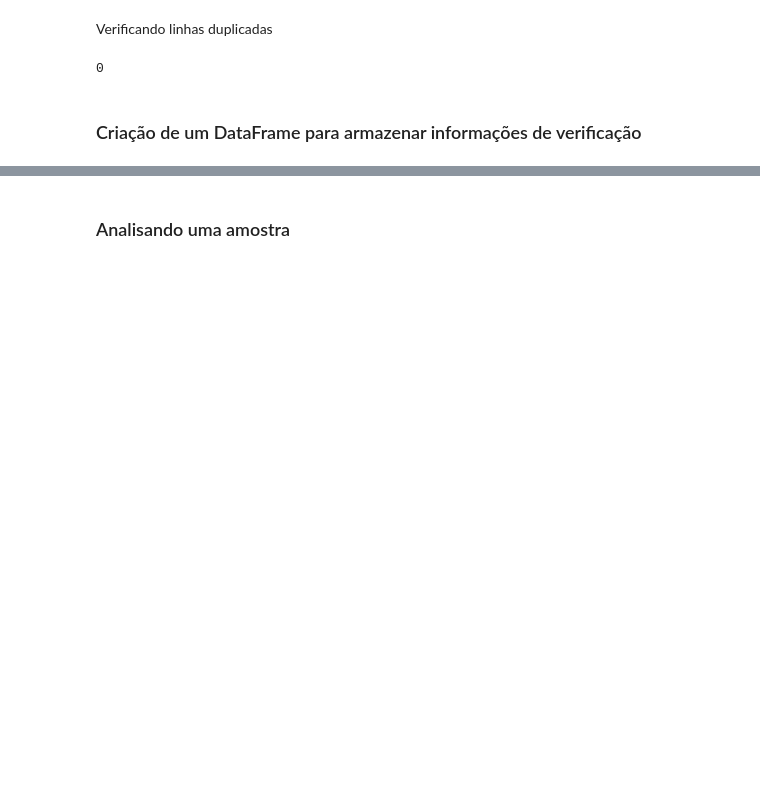
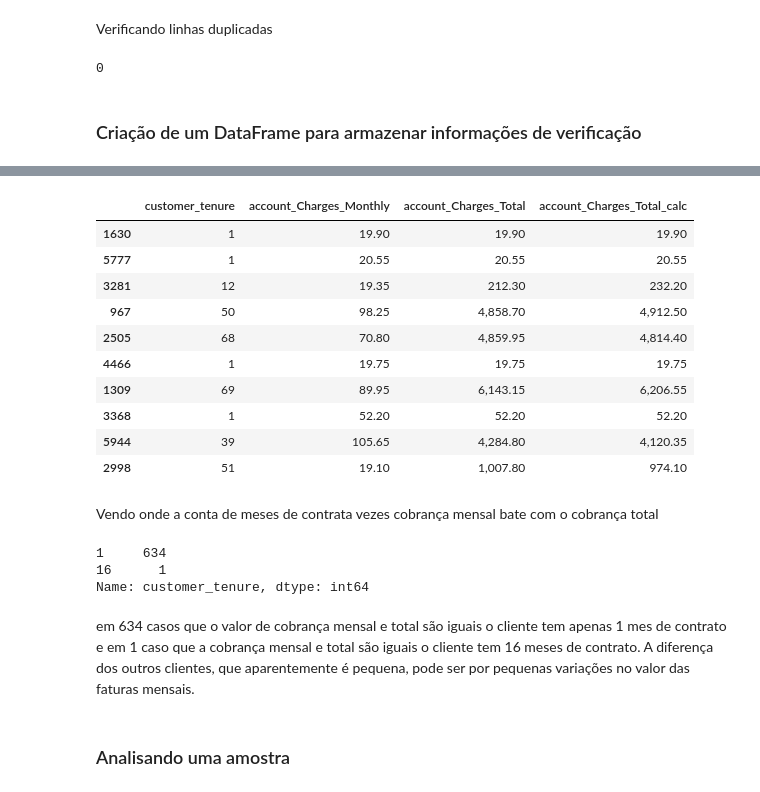
Before and after one commit to itsGab/ChallengeDS, a Jupyter notebook: nb01.ipynb, the cells around one changed output, grey strips where cells are left out. Cells and saved outputs as stored; diff of their text form; code cells hidden in the pictures; blank space fills up the shorter version.

```diff
--- a/nb01.ipynb
+++ b/nb01.ipynb
@@ -136,0 +179,3 @@ df_check
+# %%
+df['Churn'].replace('', 'No Info', inplace=True)
+df['Churn'].value_counts()
@@ -136,0 +187,4 @@ df_check
+# %%
+df['account_Charges_Total'] = pd.to_numeric(df['account_Charges_Total'], errors='coerce')
+filtro = df['account_Charges_Total'].isnull()
+df[colunas_quantitativas][filtro]
@@ -137,3 +218,29 @@ df_check
+# %%
+df['account_Charges_Total_calc'] = df['account_Charges_Monthly'] * df['customer_tenure']
+colunas_quantitativas_2 = colunas_quantitativas + ['account_Charges_Total_calc']
+df[colunas_quantitativas_2].sample(10, random_state=notrandomseed)
+# %% [output]
+|  | customer_tenure | account_Charges_Monthly | account_Charges_Total | account_Charges_Total_calc |
+| 1630 | 1 | 19.90 | 19.90 | 19.90 |
+| 5777 | 1 | 20.55 | 20.55 | 20.55 |
+| 3281 | 12 | 19.35 | 212.30 | 232.20 |
+| 967 | 50 | 98.25 | 4,858.70 | 4,912.50 |
+| 2505 | 68 | 70.80 | 4,859.95 | 4,814.40 |
+| 4466 | 1 | 19.75 | 19.75 | 19.75 |
+| 1309 | 69 | 89.95 | 6,143.15 | 6,206.55 |
+| 3368 | 1 | 52.20 | 52.20 | 52.20 |
+| 5944 | 39 | 105.65 | 4,284.80 | 4,120.35 |
+| 2998 | 51 | 19.10 | 1,007.80 | 974.10 |
+# %% [markdown]
+Vendo onde a conta de meses de contrata vezes cobrança mensal bate com o cobrança total
+# %%
+df[df['account_Charges_Total'] == df['account_Charges_Total_calc']]['customer_tenure'].value_counts()
+# %% [output]
+1     634
+16      1
+Name: customer_tenure, dtype: int64
+# %% [markdown]
+em 634 casos que o valor de cobrança mensal e total são iguais o cliente tem apenas 1 mes de contrato e em 1 caso que a cobrança mensal e total são iguais o cliente tem 16 meses de contrato. A diferença dos outros clientes, que aparentemente é pequena, pode ser por pequenas variações no valor das faturas mensais.
 # %% [markdown]
 ### Analisando uma amostra
 # %%
```
Also changed, not shown: parts of 7 cells of this notebook.
